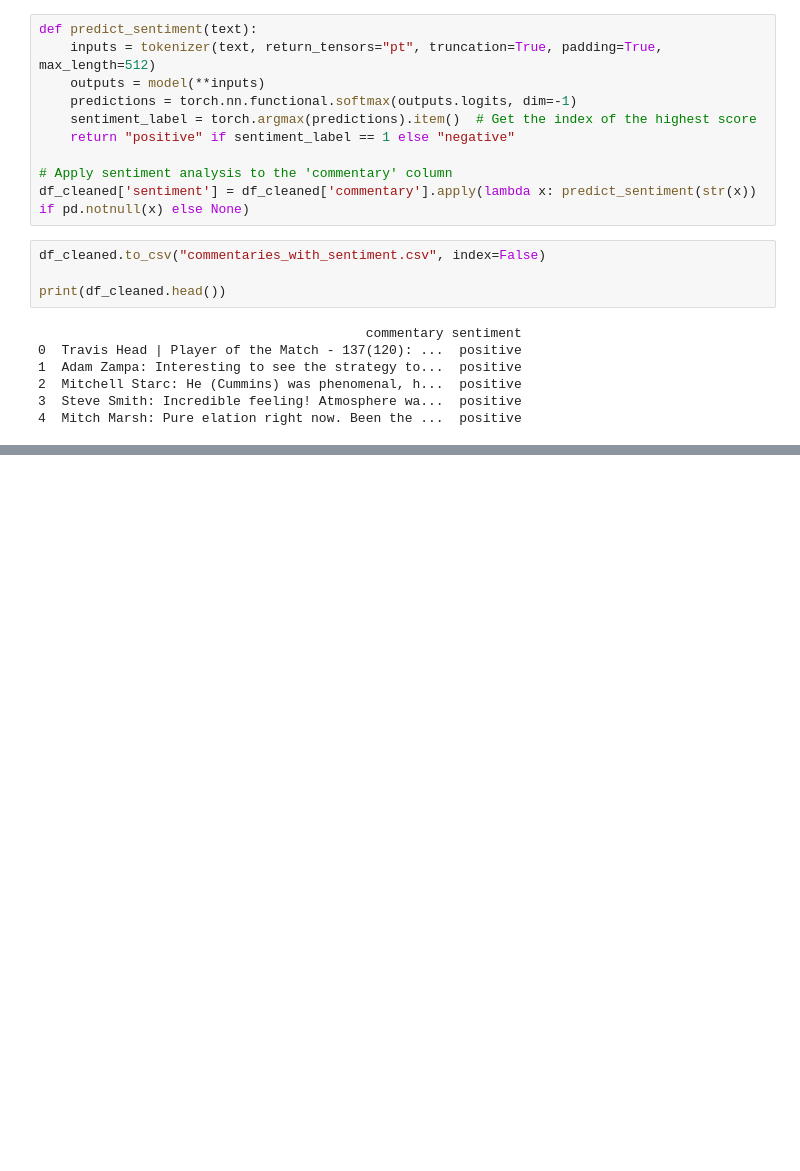
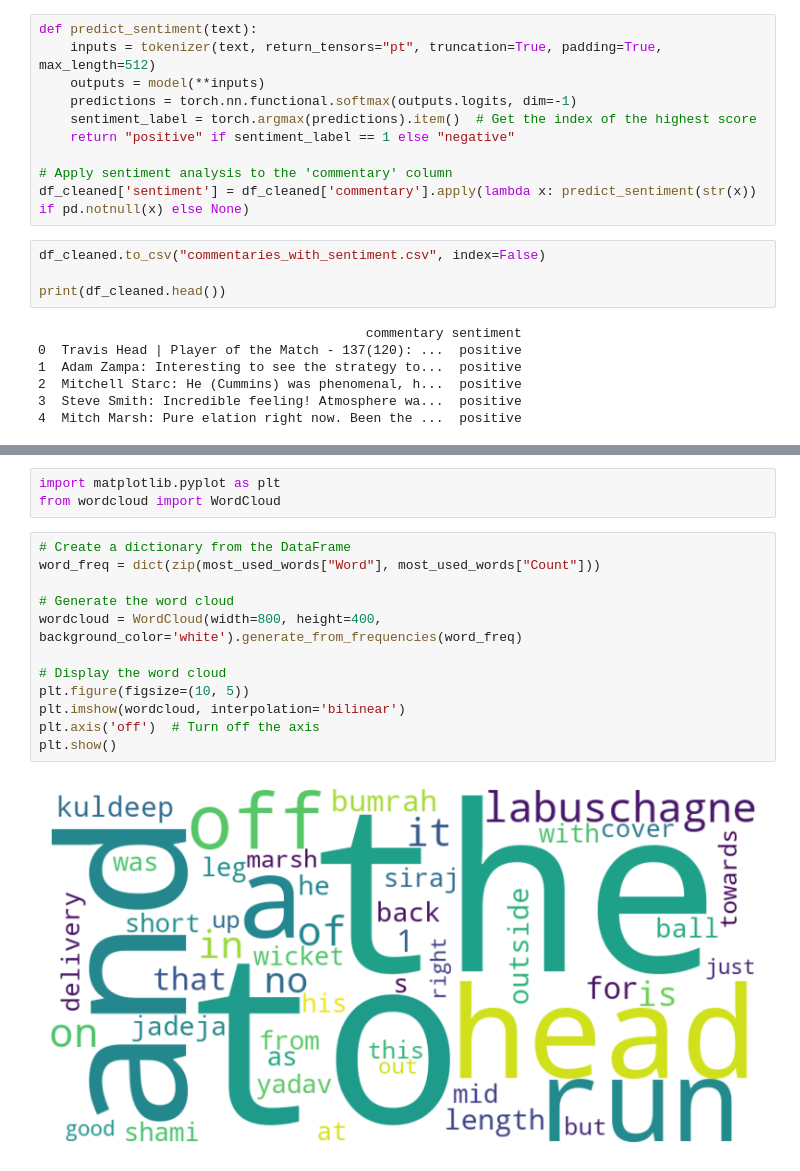
Before and after one commit to RashmikaD2001/Python-Bootcamp-Project, a Jupyter notebook: Huggingface model/HuggingFaceModel.ipynb, the cells around one changed output, grey strips where cells are left out. Saved outputs shown, nothing was run; the diff lists cells and outputs as text; blank space fills up the shorter version.

Commit message:
Word cloud to visualize the most used 50 words in commentries

```diff
--- a/Huggingface model/HuggingFaceModel.ipynb
+++ b/Huggingface model/HuggingFaceModel.ipynb
@@ -115,0 +123,17 @@ print(df_cleaned.head())
+# %%
+import matplotlib.pyplot as plt
+from wordcloud import WordCloud
+# %%
+# Create a dictionary from the DataFrame
+word_freq = dict(zip(most_used_words["Word"], most_used_words["Count"]))
+
+# Generate the word cloud
+wordcloud = WordCloud(width=800, height=400, background_color='white').generate_from_frequencies(word_freq)
+
+# Display the word cloud
+plt.figure(figsize=(10, 5))
+plt.imshow(wordcloud, interpolation='bilinear')
+plt.axis('off')  # Turn off the axis
+plt.show()
+# %% [output]
+[figure, added]
```
Also changed, not shown: parts of 3 cells of this notebook.
